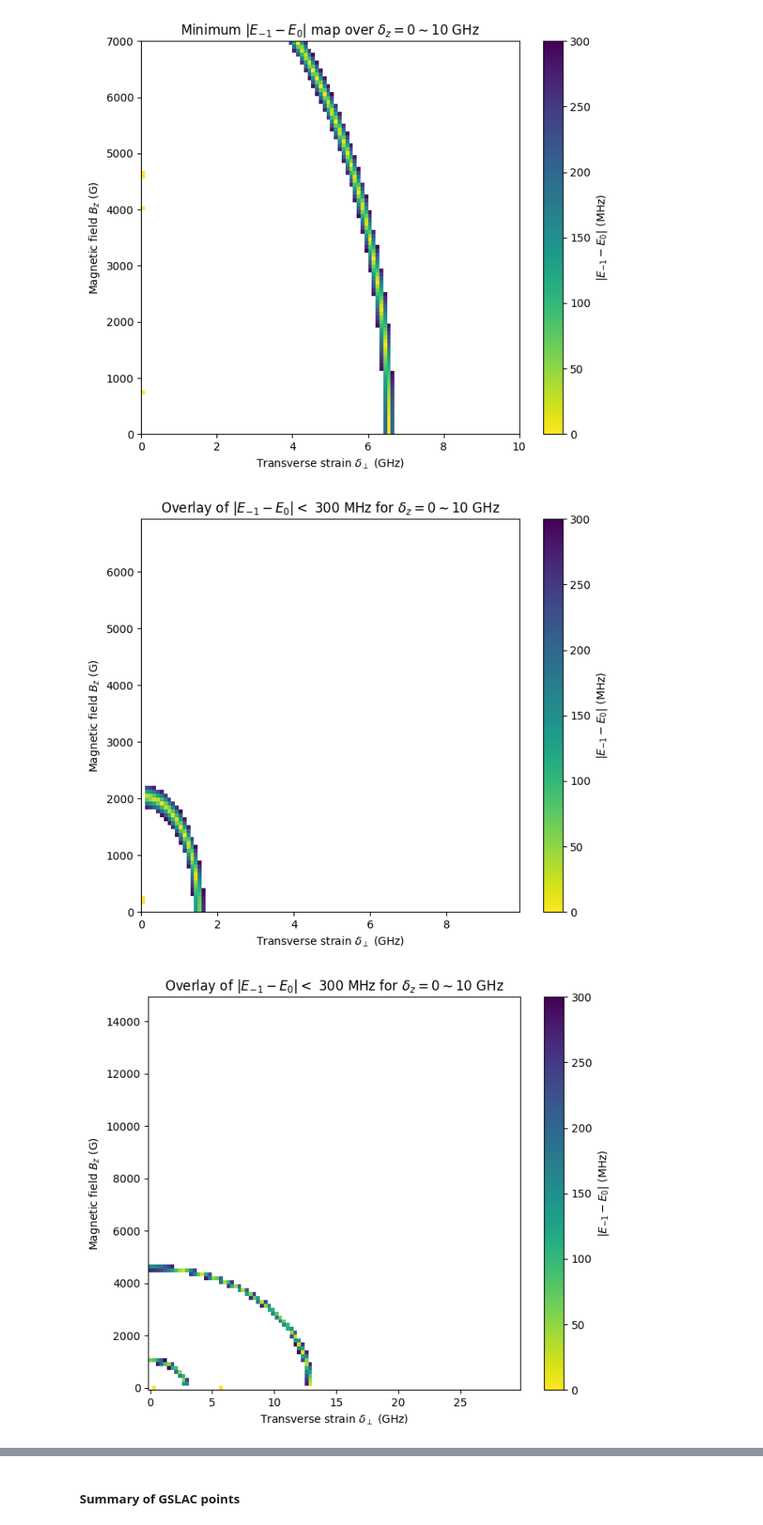
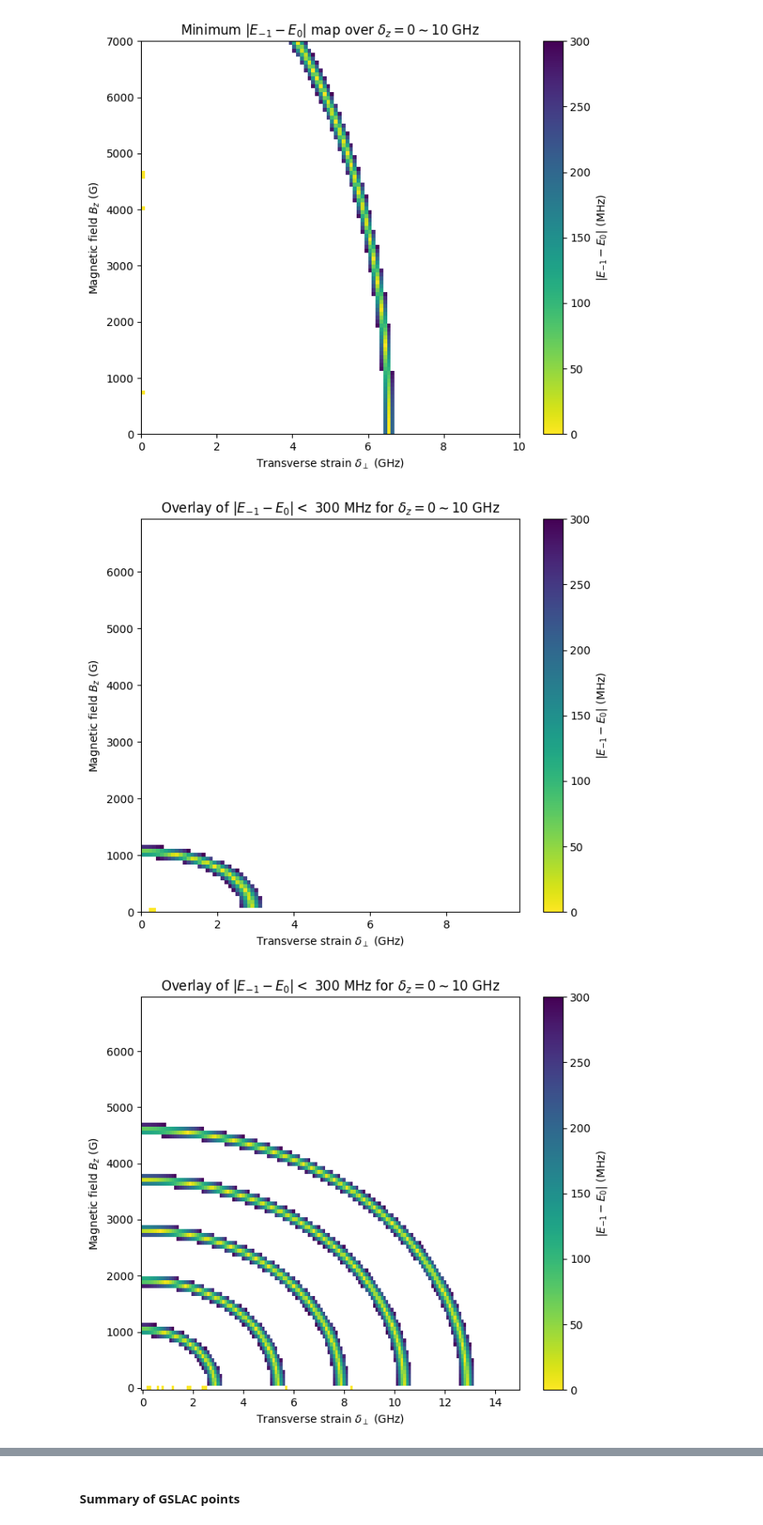
Before and after one commit to Risei412/EIT, a Jupyter notebook: Research note on NV-EIT_via GSLACK_project- - revised.ipynb, the cells around one changed output, grey strips where cells are left out. Shown at 83% size. Saved outputs shown, nothing was run; the diff lists cells and outputs as text; code cells hidden in the pictures.

```diff
--- a/Research note on NV-EIT_via GSLACK_project- - revised.ipynb
+++ b/Research note on NV-EIT_via GSLACK_project- - revised.ipynb
@@ -891,12 +891,15 @@ for i in range(bz_mesh.shape[0]):
         idx_m1 = np.argmin(np.abs(sz_expect + 1))  # "-1" に近いもの
         energy_diff[i, j] = np.abs(eigvals[idx_m1] - eigvals[idx_m0])
         energy_diff[energy_diff > 300e6] = np.nan  # 500 MHz 超えを NaN に
+        #energy_diff = np.flipud(np.fliplr(energy_diff)).T #副対角線での転置
+        energy_diff_T = energy_diff.T
+
 
 #
 # 描画
 plt.figure(figsize=(6,5))
 im = plt.imshow(
-    energy_diff / 1e6,  # MHz
+    energy_diff_T / 1e6,  # MHz
     extent=[delta_perp_list[0]/1e9, delta_perp_list[-1]/1e9, bz_list[0]*1e4, bz_list[-1]*1e4],
     origin='lower',
     aspect='auto',
@@ -912,7 +915,7 @@ plt.show()
 # %%
 # Bz list
-Bz = np.linspace(0, 1500e-4) #[T]
-deltax = deltay = 0.5e9 / np.sqrt(2) / d_gs_perp
+Bz = np.linspace(0, 1500e-4, 100) #[T]
+deltax = deltay = 0
 
 # eigenvalues
 ee_Bz = [(H_gs + V_gs(E=[0, 0, 0], B=[0, 0, Bzi], delta=[deltax, deltay, 0])).eigenenergies() for Bzi in Bz]
@@ -929,23 +931,0 @@ plt.show()
-# %%
-# Bz sweep
-Bz = np.linspace(0, 1500e-4, 200)
-deltax = deltay = 0.5e9 / np.sqrt(2) / d_gs_perp
-
-energies_m0 = []
-energies_m1 = []
-
-for bz in Bz:
-    H = H_gs + V_gs(E=[0, 0, 0], B=[0, 0, bz], delta=[deltax, deltay, 0])
-    evals, evecs = H.eigenstates()
-    sz_exp = np.array([expect(Sz, psi) for psi in evecs])
-    idx_m0 = np.argmin(np.abs(sz_exp - 0))
-    idx_m1 = np.argmin(np.abs(sz_exp + 1))
-    energies_m0.append(evals[idx_m0])
-    energies_m1.append(evals[idx_m1])
-
-plt.plot(Bz*1e4, np.array(energies_m0)/1e9, label=r"$m_s=0$")
-plt.plot(Bz*1e4, np.array(energies_m1)/1e9, label=r"$m_s=-1$")
-plt.xlabel(r"Magnetic field $B_z$ (G)")
-plt.ylabel(r"Energy $E$ (GHz)")
-plt.legend()
-plt.show()
@@ -1100,7 +1078,7 @@ for delta_z in delta_z_list:
 
     # 各delta_zの結果を透過重ね表示
     im = plt.imshow(
-        temp_map / 1e6,
+        temp_map.T / 1e6,
         extent=[delta_perp_list[0]/1e9, delta_perp_list[-1]/1e9,
                 bz_list[0]*1e4, bz_list[-1]*1e4],
         # extent=[0, 10, 0, 7000],
@@ -1120,12 +1098,12 @@ plt.title(r"Overlay of $|E_{-1} - E_0| <$ 300 MHz for $\delta_z = 0 \sim 10$ GHz
 plt.tight_layout()
 plt.show()
 # %% [output]
-[figure, old version]
+[figure, new version]
 # %%
 # === パラメータ設定 ===
-bz_list = np.arange(0, 15000e-4, 15000e-6)           # T
-delta_perp_list = np.arange(0, 30e9, 30e7)         # Hz
-delta_z_list = np.linspace(0, 10e9, 2)             # Hz
+bz_list = np.arange(0, 7000e-4, 7000e-6)           # T
+delta_perp_list = np.arange(0, 15e9, 10e7)         # Hz
+delta_z_list = np.linspace(0, 10e9, 5)             # Hz
 
 # 描画用の軸 (GHz, G)
 x = delta_perp_list / 1e9
@@ -1143,31 +1121,31 @@ for delta_z in delta_z_list:
             delta_perp = delta / np.sqrt(2) / d_gs_perp
             delta_z_eff = delta_z / d_gs_para
             delta_vec = [delta_perp, delta_perp, delta_z_eff]
 
             H = H_gs + V_gs([0, 0, 0], [0, 0, bz], delta_vec)
             eigvals, eigvecs = H.eigenstates()
             sz_expect = np.array([expect(Sz, psi) for psi in eigvecs])
 
             idx_m0 = np.argmin(np.abs(sz_expect - 0))
             idx_m1 = np.argmin(np.abs(sz_expect + 1))
             diff = np.abs(eigvals[idx_m1] - eigvals[idx_m0])
 
             if diff < 300e6:
                 temp_map[i, j] = diff
 
     # 描画（pcolormeshはX, Yのmeshgridを自動処理）
     pcm = plt.pcolormesh(
         x, y, temp_map.T / 1e6,  # Tで転置して x→列, y→行
         cmap='viridis_r', vmin=0, vmax=300,
         shading='auto', alpha=1
     )
 
 # カラーバー・ラベル
 plt.colorbar(pcm, label=r"$|E_{-1} - E_0|$ (MHz)")
 plt.xlabel(r"Transverse strain $\delta_\perp$ (GHz)")
 plt.ylabel(r"Magnetic field $B_z$ (G)")
 plt.title(r"Overlay of $|E_{-1} - E_0| <$ 300 MHz for $\delta_z = 0 \sim 10$ GHz")
 plt.tight_layout()
 plt.show()
 # %% [output]
-[figure, old version]
+[figure, new version]
```
Also changed, not shown: parts of 5 cells of this notebook.
